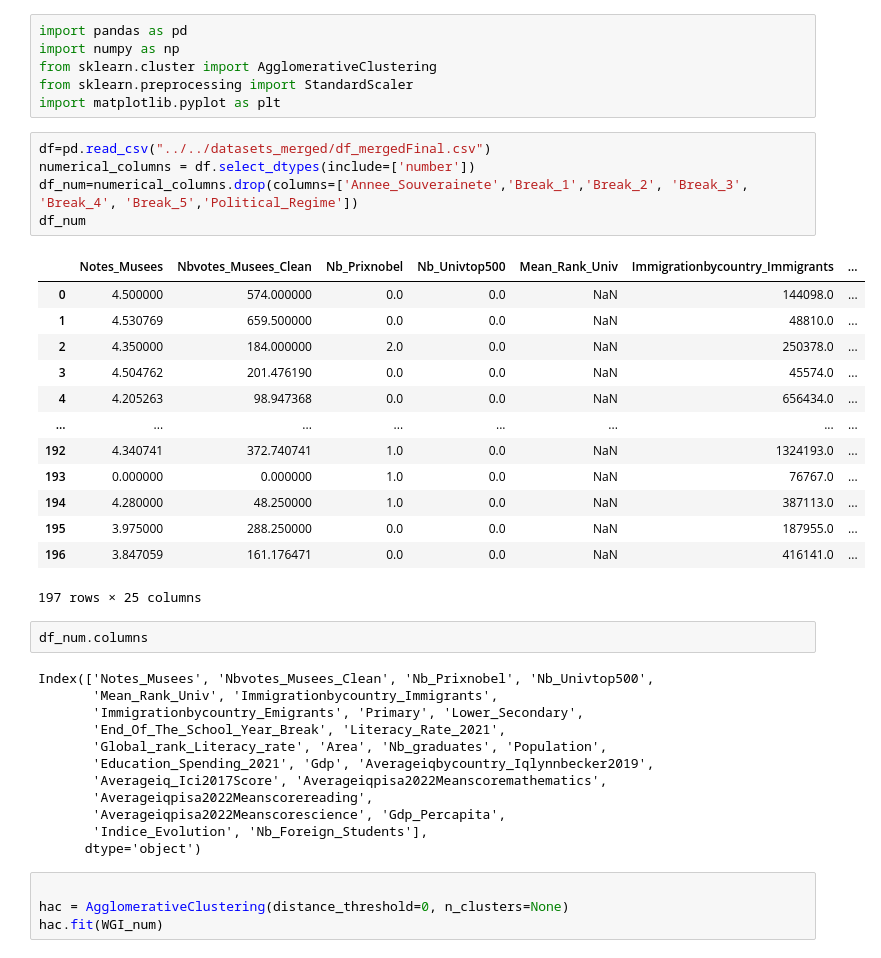
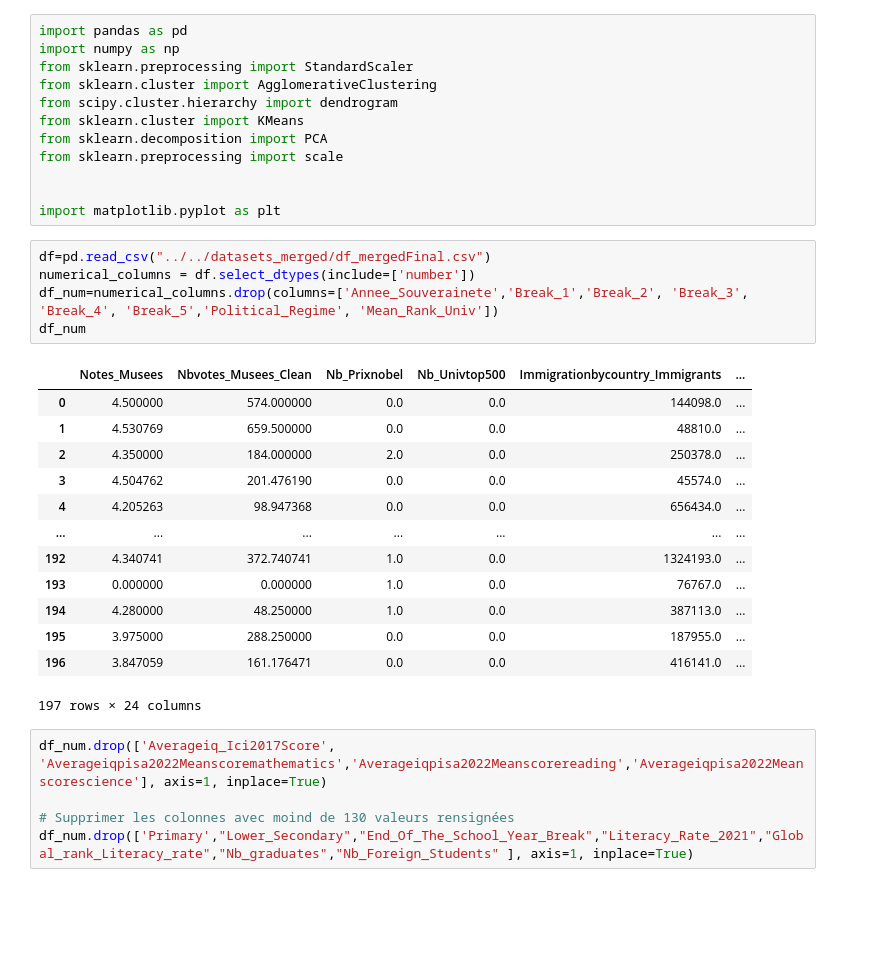
Before and after one commit to ahmedmokeddem/dalas, a Jupyter notebook: code/code EDA/Clustering.ipynb, the cells around one changed output. Drawn from its saved outputs; the diff is of its cells as text; blank space fills up the shorter version.

Commit message:
update clustering

```diff
--- a/code/code EDA/Clustering.ipynb
+++ b/code/code EDA/Clustering.ipynb
@@ -1,43 +1,36 @@
 # %%
 import pandas as pd
 import numpy as np
+from sklearn.preprocessing import StandardScaler
 from sklearn.cluster import AgglomerativeClustering
-from sklearn.preprocessing import StandardScaler
+from scipy.cluster.hierarchy import dendrogram
+from sklearn.cluster import KMeans
+from sklearn.decomposition import PCA
+from sklearn.preprocessing import scale
+
+
 import matplotlib.pyplot as plt
 # %%
 df=pd.read_csv("../../datasets_merged/df_mergedFinal.csv")
 numerical_columns = df.select_dtypes(include=['number'])
-df_num=numerical_columns.drop(columns=['Annee_Souverainete','Break_1','Break_2', 'Break_3', 'Break_4', 'Break_5','Political_Regime'])
+df_num=numerical_columns.drop(columns=['Annee_Souverainete','Break_1','Break_2', 'Break_3', 'Break_4', 'Break_5','Political_Regime', 'Mean_Rank_Univ'])
 df_num
 # %% [output]
-|  | Notes_Musees | Nbvotes_Musees_Clean | Nb_Prixnobel | Nb_Univtop500 | Mean_Rank_Univ | Immigrationbycountry_Immigrants | ... |
-| 0 | 4.500000 | 574.000000 | 0.0 | 0.0 | NaN | 144098.0 | ... |
-| 1 | 4.530769 | 659.500000 | 0.0 | 0.0 | NaN | 48810.0 | ... |
-| 2 | 4.350000 | 184.000000 | 2.0 | 0.0 | NaN | 250378.0 | ... |
-| 3 | 4.504762 | 201.476190 | 0.0 | 0.0 | NaN | 45574.0 | ... |
-| 4 | 4.205263 | 98.947368 | 0.0 | 0.0 | NaN | 656434.0 | ... |
-| ... | ... | ... | ... | ... | ... | ... | ... |
-| 192 | 4.340741 | 372.740741 | 1.0 | 0.0 | NaN | 1324193.0 | ... |
-| 193 | 0.000000 | 0.000000 | 1.0 | 0.0 | NaN | 76767.0 | ... |
-| 194 | 4.280000 | 48.250000 | 1.0 | 0.0 | NaN | 387113.0 | ... |
-| 195 | 3.975000 | 288.250000 | 0.0 | 0.0 | NaN | 187955.0 | ... |
-| 196 | 3.847059 | 161.176471 | 0.0 | 0.0 | NaN | 416141.0 | ... |
+|  | Notes_Musees | Nbvotes_Musees_Clean | Nb_Prixnobel | Nb_Univtop500 | Immigrationbycountry_Immigrants | ... |
+| 0 | 4.500000 | 574.000000 | 0.0 | 0.0 | 144098.0 | ... |
+| 1 | 4.530769 | 659.500000 | 0.0 | 0.0 | 48810.0 | ... |
+| 2 | 4.350000 | 184.000000 | 2.0 | 0.0 | 250378.0 | ... |
+| 3 | 4.504762 | 201.476190 | 0.0 | 0.0 | 45574.0 | ... |
+| 4 | 4.205263 | 98.947368 | 0.0 | 0.0 | 656434.0 | ... |
+| ... | ... | ... | ... | ... | ... | ... |
+| 192 | 4.340741 | 372.740741 | 1.0 | 0.0 | 1324193.0 | ... |
+| 193 | 0.000000 | 0.000000 | 1.0 | 0.0 | 76767.0 | ... |
+| 194 | 4.280000 | 48.250000 | 1.0 | 0.0 | 387113.0 | ... |
+| 195 | 3.975000 | 288.250000 | 0.0 | 0.0 | 187955.0 | ... |
+| 196 | 3.847059 | 161.176471 | 0.0 | 0.0 | 416141.0 | ... |
-197 rows × 25 columns
+197 rows × 24 columns
-# %%
-df_num.columns
-# %% [output]
-Index(['Notes_Musees', 'Nbvotes_Musees_Clean', 'Nb_Prixnobel', 'Nb_Univtop500',
-       'Mean_Rank_Univ', 'Immigrationbycountry_Immigrants',
-       'Immigrationbycountry_Emigrants', 'Primary', 'Lower_Secondary',
-       'End_Of_The_School_Year_Break', 'Literacy_Rate_2021',
-       'Global_rank_Literacy_rate', 'Area', 'Nb_graduates', 'Population',
-       'Education_Spending_2021', 'Gdp', 'Averageiqbycountry_Iqlynnbecker2019',
-       'Averageiq_Ici2017Score', 'Averageiqpisa2022Meanscoremathematics',
-       'Averageiqpisa2022Meanscorereading',
-       'Averageiqpisa2022Meanscorescience', 'Gdp_Percapita',
-       'Indice_Evolution', 'Nb_Foreign_Students'],
-      dtype='object')
-# %%
-
-hac = AgglomerativeClustering(distance_threshold=0, n_clusters=None)
-hac.fit(WGI_num)
+# %%
+df_num.drop(['Averageiq_Ici2017Score', 'Averageiqpisa2022Meanscoremathematics','Averageiqpisa2022Meanscorereading','Averageiqpisa2022Meanscorescience'], axis=1, inplace=True)
+
+# Supprimer les colonnes avec moind de 130 valeurs rensignées
+df_num.drop(['Primary',"Lower_Secondary","End_Of_The_School_Year_Break","Literacy_Rate_2021","Global_rank_Literacy_rate","Nb_graduates","Nb_Foreign_Students" ], axis=1, inplace=True)
```
Also changed, not shown: parts of 10 cells of this notebook.
